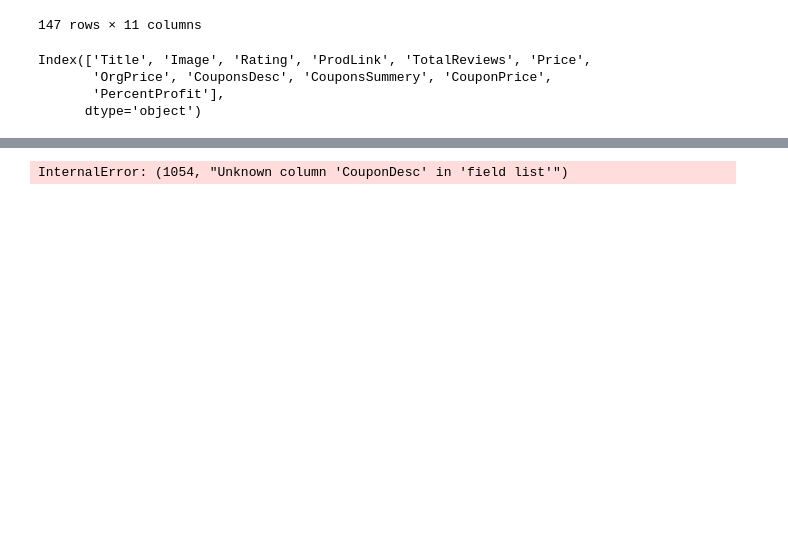
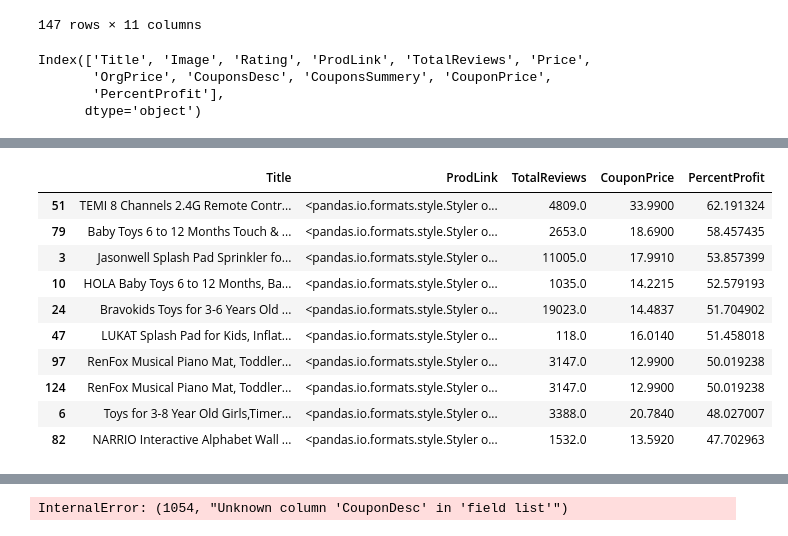
Before and after one commit to vandanafs/Passion_Project, a Jupyter notebook: Processing_from_RDS.ipynb, the cells around one changed output, grey strips where cells are left out. Saved outputs shown, nothing was run; the diff lists cells and outputs as text; code cells hidden in the pictures; blank space fills up the shorter version.

```diff
--- a/Processing_from_RDS.ipynb
+++ b/Processing_from_RDS.ipynb
@@ -128,0 +152,24 @@ cursor.execute(sql)
+# %%
+import pandas as pd
+import numpy as np
+def make_clickable(val):
+    #return f'<a target="_blank" href="{val}">{val}</a>'
+    return '<a href="{}">{}</a>'.format(val,val)
+
+#df1.style.format({'url':})
+df1.style.format({'ProdLink': make_clickable})
+df1.style.set_properties(**{'text-align': 'center'})
+#df1.to_html(render_links=True)
+df1.head(10)
+# %% [output]
+|  | Title | ProdLink | TotalReviews | CouponPrice | PercentProfit |
+| 51 | TEMI 8 Channels 2.4G Remote Contr... | <pandas.io.formats.style.Styler o... | 4809.0 | 33.9900 | 62.191324 |
+| 79 | Baby Toys 6 to 12 Months Touch & ... | <pandas.io.formats.style.Styler o... | 2653.0 | 18.6900 | 58.457435 |
+| 3 | Jasonwell Splash Pad Sprinkler fo... | <pandas.io.formats.style.Styler o... | 11005.0 | 17.9910 | 53.857399 |
+| 10 | HOLA Baby Toys 6 to 12 Months, Ba... | <pandas.io.formats.style.Styler o... | 1035.0 | 14.2215 | 52.579193 |
+| 24 | Bravokids Toys for 3-6 Years Old ... | <pandas.io.formats.style.Styler o... | 19023.0 | 14.4837 | 51.704902 |
+| 47 | LUKAT Splash Pad for Kids, Inflat... | <pandas.io.formats.style.Styler o... | 118.0 | 16.0140 | 51.458018 |
+| 97 | RenFox Musical Piano Mat, Toddler... | <pandas.io.formats.style.Styler o... | 3147.0 | 12.9900 | 50.019238 |
+| 124 | RenFox Musical Piano Mat, Toddler... | <pandas.io.formats.style.Styler o... | 3147.0 | 12.9900 | 50.019238 |
+| 6 | Toys for 3-8 Year Old Girls,Timer... | <pandas.io.formats.style.Styler o... | 3388.0 | 20.7840 | 48.027007 |
+| 82 | NARRIO Interactive Alphabet Wall ... | <pandas.io.formats.style.Styler o... | 1532.0 | 13.5920 | 47.702963 |
```
Also changed, not shown: parts of 8 cells of this notebook, 1 other file.
